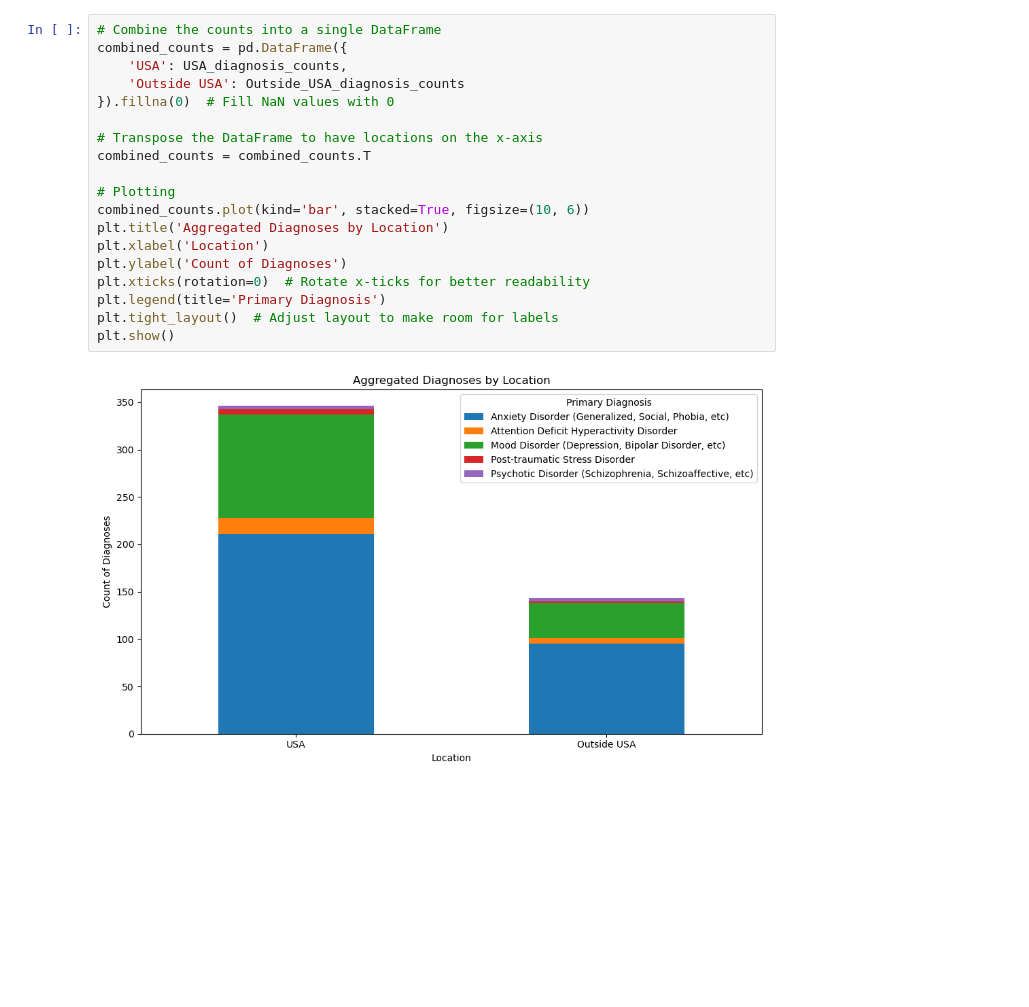
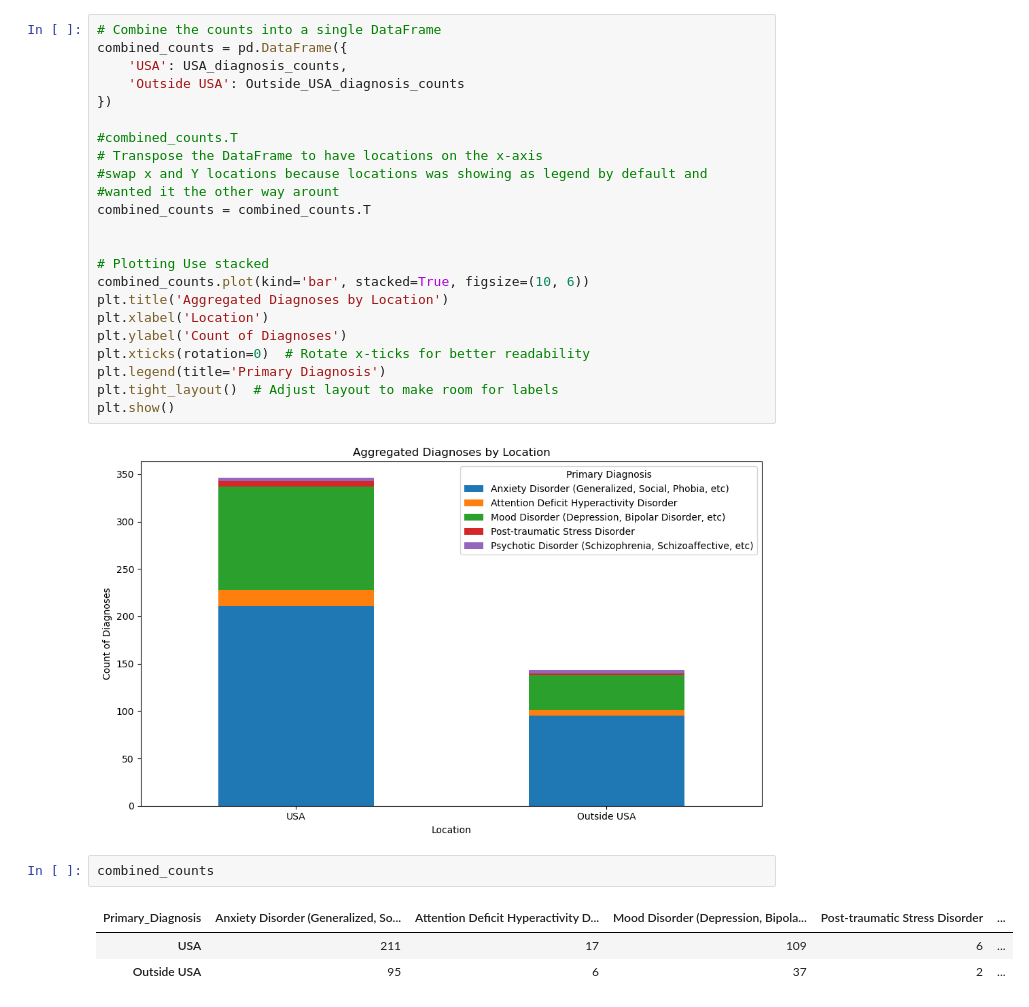
Before and after one commit to Keegawho198/Project-1_Mental-Health, a Jupyter notebook: Keegan.ipynb, the cells around one changed output. Drawn from its saved outputs; the diff is of its cells as text; blank space fills up the shorter version.

```diff
--- a/Keegan.ipynb
+++ b/Keegan.ipynb
@@ -633,12 +615,16 @@ plt.show()
 combined_counts = pd.DataFrame({
     'USA': USA_diagnosis_counts,
     'Outside USA': Outside_USA_diagnosis_counts
-}).fillna(0)  # Fill NaN values with 0
+})
 
+#combined_counts.T
 # Transpose the DataFrame to have locations on the x-axis
+#swap x and Y locations because locations was showing as legend by default and
+#wanted it the other way arount
 combined_counts = combined_counts.T
 
-# Plotting
+
+# Plotting Use stacked
 combined_counts.plot(kind='bar', stacked=True, figsize=(10, 6))
 plt.title('Aggregated Diagnoses by Location')
 plt.xlabel('Location')
@@ -649,3 +635,9 @@ plt.tight_layout()  # Adjust layout to make room for labels
 plt.show()
 # %% [output]
 [figure]
+# %%
+combined_counts
+# %% [output]
+| Primary_Diagnosis | Anxiety Disorder (Generalized, So... | Attention Deficit Hyperactivity D... | Mood Disorder (Depression, Bipola... | Post-traumatic Stress Disorder | ... |
+| USA | 211 | 17 | 109 | 6 | ... |
+| Outside USA | 95 | 6 | 37 | 2 | ... |
```
Also changed, not shown: parts of 8 cells of this notebook, 2 other files.
